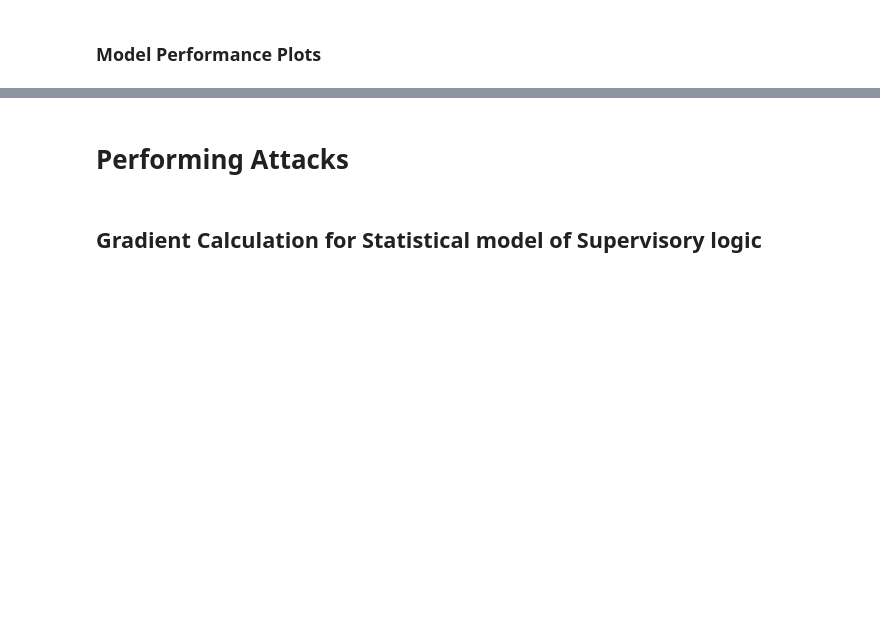
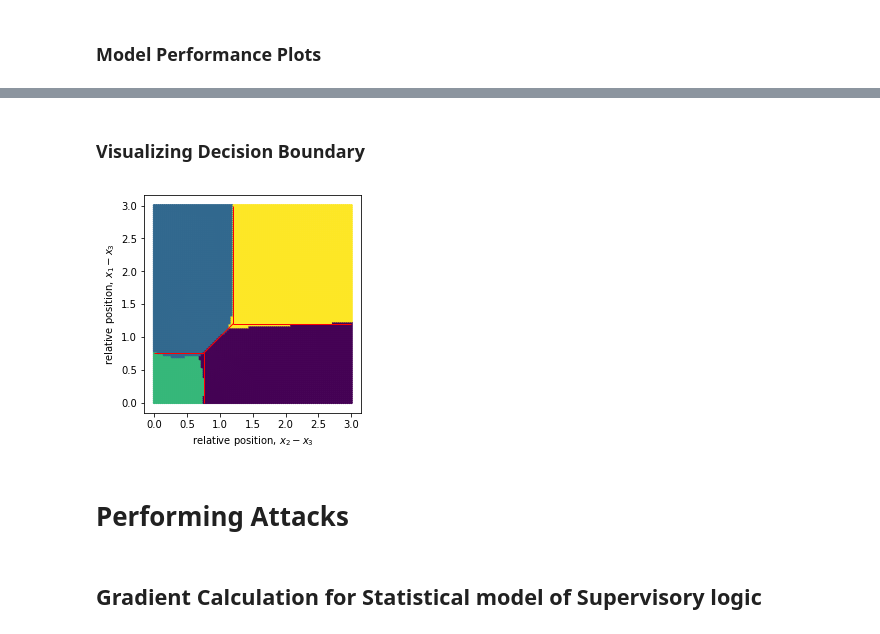
Before and after one commit to omanshuthapliyal/formationControl, a Jupyter notebook: SupervisoryControlAttack_formation_of_robots.ipynb, the cells around one changed output, grey strips where cells are left out. Drawn from its saved outputs; the diff is of its cells as text; code cells hidden in the pictures; blank space fills up the shorter version.

```diff
--- a/SupervisoryControlAttack_formation_of_robots.ipynb
+++ b/SupervisoryControlAttack_formation_of_robots.ipynb
@@ -411,3 +442,44 @@ plt.show()
+# %% [markdown]
+### Visualizing Decision Boundary
+# %%
+def plotModelOut(x,y,nClasses,model):
+  grid = np.stack((x,y))
+  grid = grid.T.reshape(-1,2)
+  outs = model.predict(grid)
+  y1 = outs.T[0].reshape(x.shape[0],x.shape[0])
+  plt.contourf(x,y,y1, levels = 100)
+  # Subtracting 1, because levels = n draws n+1 contour lines
+  plt.show()
+
+def plotModelScatter(x,y,nClasses,model, r1, r2, filename, saveTag):
+  # Scattering query data
+  grid = np.stack((x,y))
+  grid = grid.T.reshape(-1,2)
+  labels = model.predict_classes(grid)
+  t = np.arange(nClasses)
+  n = x.shape[0]
+  plt.scatter(x,y,s = 4, c = labels.reshape((n,n)) )
+  plt.axis('scaled')
+  axes = plt.gca()
+  xx = axes.get_xlim()
+  lines = [[(r1,0), (r1, r1)], [(r1, r1), (r2, r2)], [(r2, r2), (3, r2)],
+           [(0, r1), (r1, r1)], [(r2, r2), (r2, 3)]]
+  lc = mc.LineCollection(lines, colors = 'r',linewidths=1.0)
+  axes.add_collection(lc)
+  plt.xlabel(r"relative position, $x_2-x_3$")
+  plt.ylabel(r"relative position, $x_1-x_3$")
+  if saveTag:
+    plt.savefig(filename)
+    files.download(filename)
+  plt.show()
+
+xr = np.linspace(Low,High,100)
+x,y = np.meshgrid(xr,xr)
+# plotModelOut(x,y,nModes,supervisorApprox)
+x_, y_ = np.meshgrid(data_test[:,0], data_test[:,1])
+plotModelScatter(x,y,nModes,supervisorApprox, ROBOTS.r[0], ROBOTS.r[1], "decisionBoundary.eps", False)
+# %% [output]
+[figure, added]
 # %% [markdown]
 # Performing Attacks
 # %% [markdown]
```
Also changed, not shown: parts of 37 cells of this notebook.
